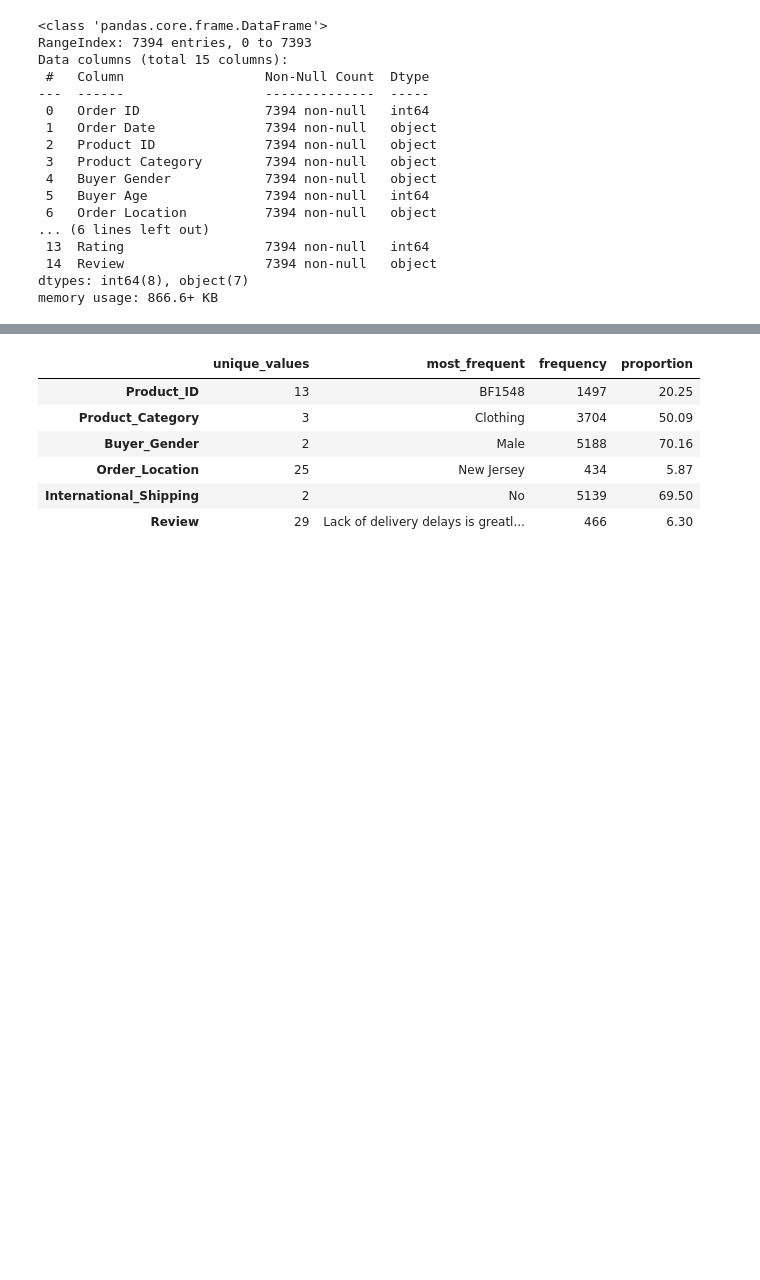
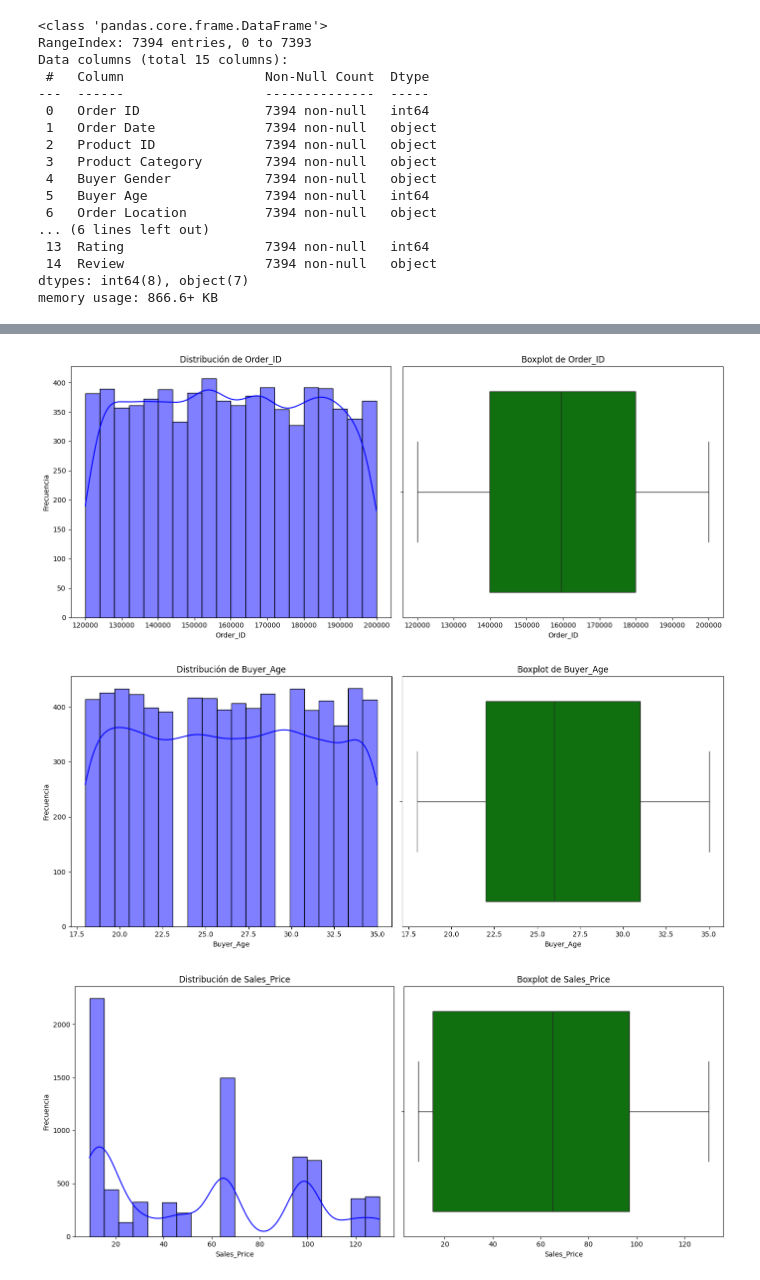
Before and after one commit to abdonrb/EDA, a Jupyter notebook: analisis tienda/Tienda.ipynb, the cells around one changed output, grey strips where cells are left out. Drawn from its saved outputs; the diff is of its cells as text; code cells hidden in the pictures; blank space fills up the shorter version.

```diff
--- a/analisis tienda/Tienda.ipynb
+++ b/analisis tienda/Tienda.ipynb
@@ -177,10 +121,6 @@ analizar.resumen()
 # %%
-analizar.describe_categorical()
+analizar.plot_numeric()
 # %% [output]
-|  | unique_values | most_frequent | frequency | proportion |
-| Product_ID | 13 | BF1548 | 1497 | 20.25 |
-| Product_Category | 3 | Clothing | 3704 | 50.09 |
-| Buyer_Gender | 2 | Male | 5188 | 70.16 |
-| Order_Location | 25 | New Jersey | 434 | 5.87 |
-| International_Shipping | 2 | No | 5139 | 69.50 |
-| Review | 29 | Lack of delivery delays is greatl... | 466 | 6.30 |
+[figure, added]
+[figure, added]
+[figure, added]
```
Also changed, not shown: parts of 12 cells of this notebook.
